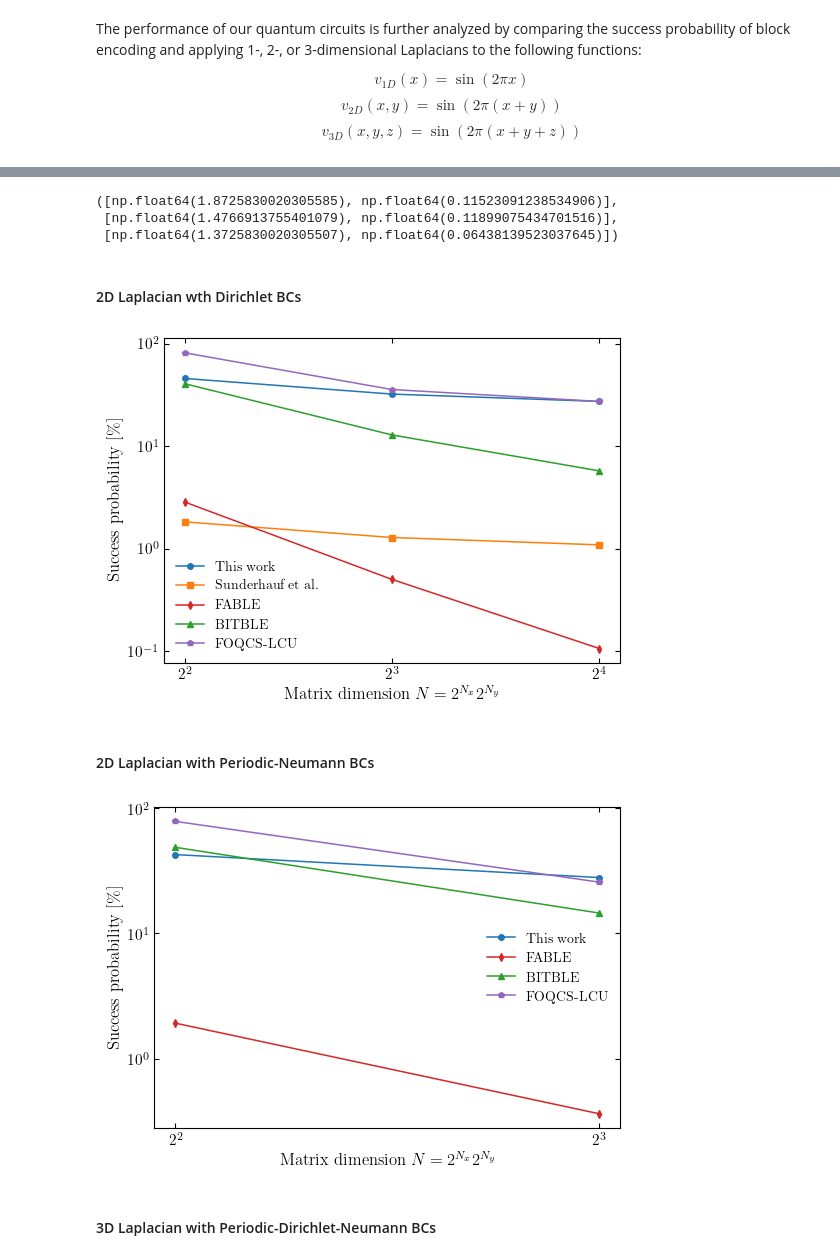
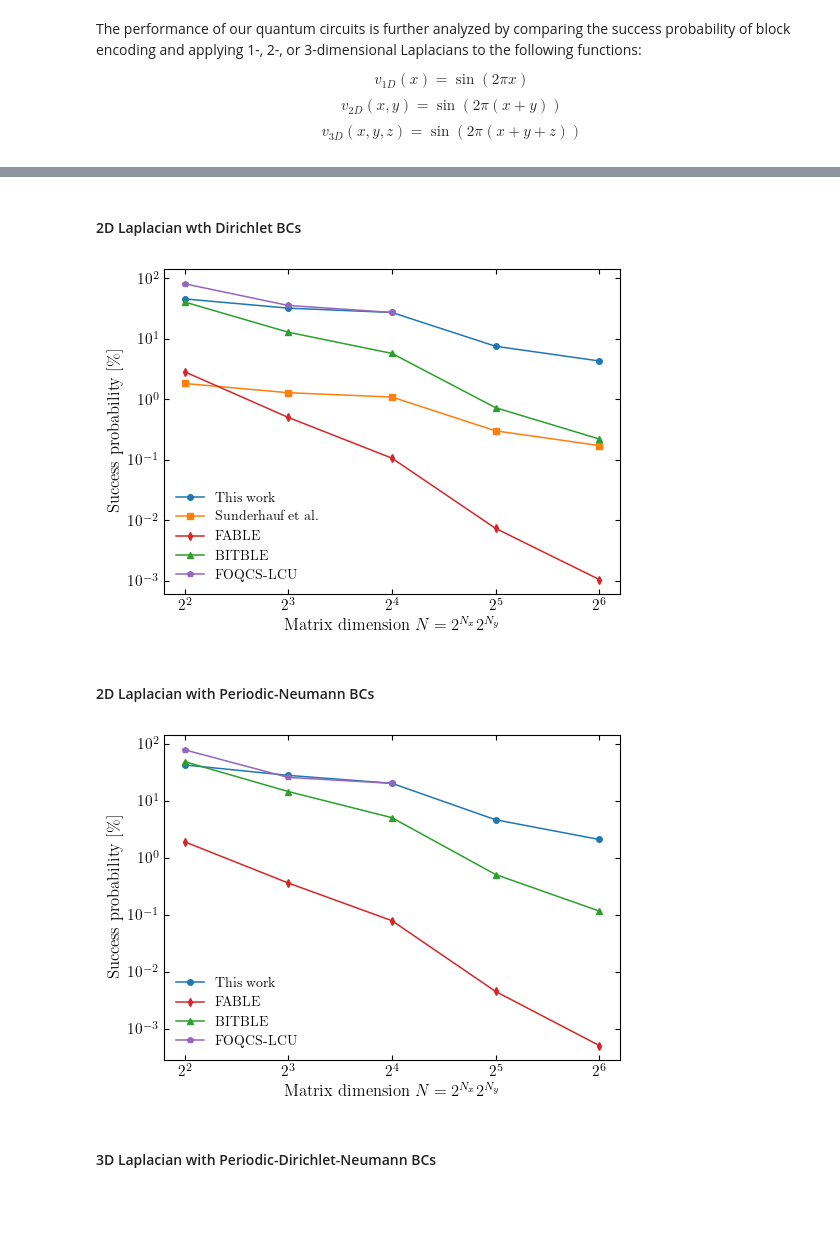
Before and after one commit to TDC28/laplacian_beqc, a Jupyter notebook: comparison.ipynb, the cells around one changed output, grey strips where cells are left out. Saved outputs shown, nothing was run; the diff lists cells and outputs as text; code cells hidden in the pictures; blank space fills up the shorter version.

Commit message:
FOQCS-LCU included in all plots

```diff
--- a/comparison.ipynb
+++ b/comparison.ipynb
@@ -1230,7 +1391,7 @@ for nq in nqs:
 
     # - FABLE
     matrix = generate_laplacian(
-        [2**nq1, 2**nq2, 2**nq3], deltas, ["periodic", "dirichlet", "neumann"]
+        [2**nq1, 2**nq2, 2**nq3], deltas, ["periodic", "dirichlet", "neumann"], analytic_normalize=True
     )
     qc_fable, _ = fable(matrix.toarray(), 0)
     transpiled = transpile(qc_fable, backend=backend, optimization_level=0)
@@ -1644,13 +2122,10 @@ FOQCS-LCU 4 qubits (12 circuit qubits): 498.4 s
-# %%
-sprob_foqcs_1d_dbc, sprob_foqcs_1d_nbc, sprob_foqcs_1d_pbc
-# %% [output]
-([np.float64(1.8725830020305585), np.float64(0.11523091238534906)],
- [np.float64(1.4766913755401079), np.float64(0.11899075434701516)],
- [np.float64(1.3725830020305507), np.float64(0.06438139523037645)])
 # %% [markdown]
 #### 2D Laplacian wth Dirichlet BCs
 # %%
+nqs_foqcs = list(range(2, 5))
 nqs = list(range(2, 7))
+
+npoints_foqcs = 2 ** np.array(nqs_foqcs)
 npoints = 2 ** np.array(nqs)
 
 sprob_our_be_2d_dbc = []
@@ -1695,7 +2170,15 @@ for nq in nqs:
     unitary = get_circuit_unitary(qc, [nq1, nq2])
     sprob_bitble_2d_dbc.append(100 * np.linalg.norm(unitary[:, 0]) ** 2)
 
+for nq in nqs_foqcs:
     # - FOQCS-LCU
+    nq1, nq2 = nq // 2, (nq + 1) // 2
+    deltas = [2**-nq1, 2**-nq2]
+    x = np.linspace(0, 1, 2**nq1, endpoint=False)
+    y = np.linspace(0, 1, 2**nq2, endpoint=False)
+    v_normed = prepare_v_vector([nq1, nq2], v_2d, deltas)
+    lap_mat = generate_laplacian([2**nq1, 2**nq2], deltas, analytic_normalize=True)
+
     ops, coefs = PauliDecomposition(lap_mat.toarray())
     coefs = pauli_decomposition_to_prep_coeffs(ops, coefs, nq)
     coefs = np.sqrt(coefs)
@@ -1737,7 +2220,7 @@ ax.plot(npoints, sprob_bitble_2d_dbc,
         marker=markers["bitble"], color=colors["bitble"],
         label="BITBLE")
 
-ax.plot(npoints, sprob_foqcs_2d_dbc,
+ax.plot(npoints_foqcs, sprob_foqcs_2d_dbc,
         marker=markers["foqcs"], color=colors["foqcs"],
         label="FOQCS-LCU")
 
@@ -1764,11 +2247,14 @@ plt.tight_layout()
 plt.savefig("figs/2d_dd_success_probability.png", bbox_inches="tight", dpi=1200)
 plt.show()
 # %% [output]
-[figure, old version]
+[figure, new version]
 # %% [markdown]
 #### 2D Laplacian with Periodic-Neumann BCs
 # %%
+nqs_foqcs = list(range(2, 5))
 nqs = list(range(2, 7))
+
+npoints_foqcs = 2 ** np.array(nqs_foqcs)
 npoints = 2 ** np.array(nqs)
 
 sprob_our_be_2d_pnbc = []
@@ -1807,7 +2293,16 @@ for nq in nqs:
     unitary = get_circuit_unitary(qc, [nq1, nq2])
     sprob_bitble_2d_pnbc.append(100 * np.linalg.norm(unitary[:, 0]) ** 2)
 
+
+for nq in nqs_foqcs:
     # - FOQCS-LCU
+    nq1, nq2 = nq // 2, (nq + 1) // 2
+    deltas = [2**-nq1, 2**-nq2]
+    x = np.linspace(0, 1, 2**nq1, endpoint=False)
+    y = np.linspace(0, 1, 2**nq2, endpoint=False)
+    v_normed = prepare_v_vector([nq1, nq2], v_2d, deltas)
+    lap_mat = generate_laplacian([2**nq1, 2**nq2], deltas, ["periodic", "neumann"], analytic_normalize=True)
+
     ops, coefs = PauliDecomposition(lap_mat.toarray())
     coefs = pauli_decomposition_to_prep_coeffs(ops, coefs, nq)
     coefs = np.sqrt(coefs)
@@ -1845,35 +2340,35 @@ ax.plot(npoints, sprob_fable_2d_pnbc,
 ax.plot(npoints, sprob_bitble_2d_pnbc,
         marker=markers["bitble"], color=colors["bitble"],
         label="BITBLE")
 
-ax.plot(npoints, sprob_foqcs_2d_pnbc,
+ax.plot(npoints_foqcs, sprob_foqcs_2d_pnbc,
         marker=markers["foqcs"], color=colors["foqcs"],
         label="FOQCS-LCU")
 
 # -------------------------------------------------
 # Axis formatting
 # -------------------------------------------------
 ax.set_xscale("log", base=2)
 ax.set_yscale("log")
 
 ax.set_xlabel(r"Matrix dimension $N=2^{N_x} 2^{N_y}$")
 ax.set_ylabel(r"Success probability [\%]")
 
 ax.grid(False)
 ax.tick_params(direction="in", which="both", top=True, right=True)
 ax.xaxis.set_minor_locator(mpl.ticker.NullLocator())
 ax.yaxis.set_minor_locator(mpl.ticker.NullLocator())
 
 # -------------------------------------------------
 # Legend
 # -------------------------------------------------
 ax.legend(frameon=False)
 
 plt.tight_layout()
 plt.savefig("figs/2d_pn_success_probability.png", bbox_inches="tight", dpi=1200)
 plt.show()
 # %% [output]
-[figure, old version]
+[figure, new version]
 # %% [markdown]
 #### 3D Laplacian with Periodic-Dirichlet-Neumann BCs
 # %%
```
Also changed, not shown: parts of 16 cells of this notebook, 26 other files.
